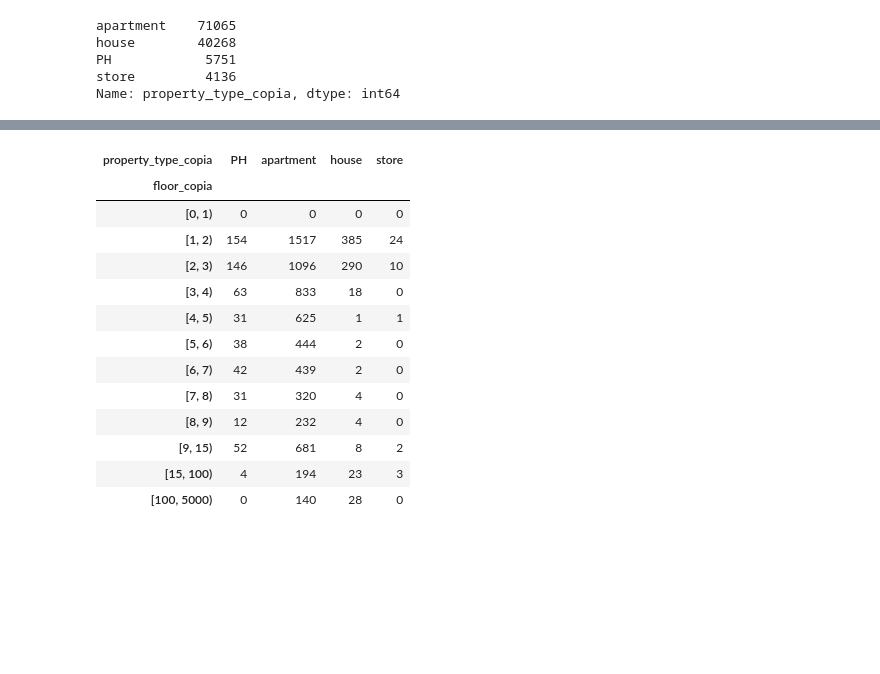
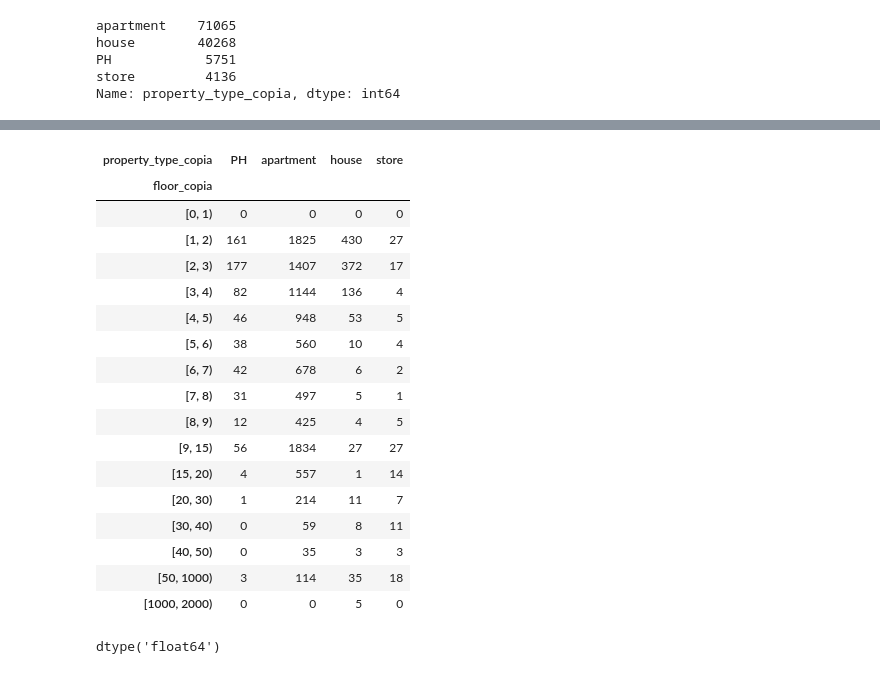
Before and after one commit to ronnygomez/DHDS-7, a Jupyter notebook: Limpieza_floor_final.ipynb, the cells around one changed output, grey strips where cells are left out. Drawn from its saved outputs; the diff is of its cells as text; code cells hidden in the pictures; blank space fills up the shorter version.

```diff
--- a/Limpieza_floor_final.ipynb
+++ b/Limpieza_floor_final.ipynb
@@ -197,18 +172,24 @@ False    23261
 Name: floor_copia, dtype: int64
-# %%
-data.pivot_table('floor_copia', index = [pisos], columns= 'property_type_copia', aggfunc={'floor_copia': 'count'})
-# %% [output]
-| property_type_copia | PH | apartment | house | store |
-| floor_copia |  |  |  |  |
-| [0, 1) | 0 | 0 | 0 | 0 |
-| [1, 2) | 154 | 1517 | 385 | 24 |
-| [2, 3) | 146 | 1096 | 290 | 10 |
-| [3, 4) | 63 | 833 | 18 | 0 |
-| [4, 5) | 31 | 625 | 1 | 1 |
-| [5, 6) | 38 | 444 | 2 | 0 |
-| [6, 7) | 42 | 439 | 2 | 0 |
-| [7, 8) | 31 | 320 | 4 | 0 |
-| [8, 9) | 12 | 232 | 4 | 0 |
-| [9, 15) | 52 | 681 | 8 | 2 |
-| [15, 100) | 4 | 194 | 23 | 3 |
-| [100, 5000) | 0 | 140 | 28 | 0 |
+# %%
+bins = [0, 1, 2, 3, 4, 5, 6, 7, 8, 9, 15, 20, 30, 40, 50, 1000, 2000]
+pisos = pd.cut(data.floor_copia, bins, right = False)
+data.pivot_table('floor_copia', index = [pisos], columns= 'property_type_copia', aggfunc={'floor_copia': 'count'})
+# %% [output]
+| property_type_copia | PH | apartment | house | store |
+| floor_copia |  |  |  |  |
+| [0, 1) | 0 | 0 | 0 | 0 |
+| [1, 2) | 161 | 1825 | 430 | 27 |
+| [2, 3) | 177 | 1407 | 372 | 17 |
+| [3, 4) | 82 | 1144 | 136 | 4 |
+| [4, 5) | 46 | 948 | 53 | 5 |
+| [5, 6) | 38 | 560 | 10 | 4 |
+| [6, 7) | 42 | 678 | 6 | 2 |
+| [7, 8) | 31 | 497 | 5 | 1 |
+| [8, 9) | 12 | 425 | 4 | 5 |
+| [9, 15) | 56 | 1834 | 27 | 27 |
+| [15, 20) | 4 | 557 | 1 | 14 |
+| [20, 30) | 1 | 214 | 11 | 7 |
+| [30, 40) | 0 | 59 | 8 | 11 |
+| [40, 50) | 0 | 35 | 3 | 3 |
+| [50, 1000) | 3 | 114 | 35 | 18 |
+| [1000, 2000) | 0 | 0 | 5 | 0 |
@@ -223,3 +206,7 @@ data.loc[mask_description_notnull,'floor_copia'] = description_series_match[mask
+# %%
+data.floor_copia.dtypes
+# %% [output]
+dtype('float64')
 # %%
 data['floor_copia'].isnull().value_counts()
 # %% [output]
```
Also changed, not shown: parts of 100 cells of this notebook.
